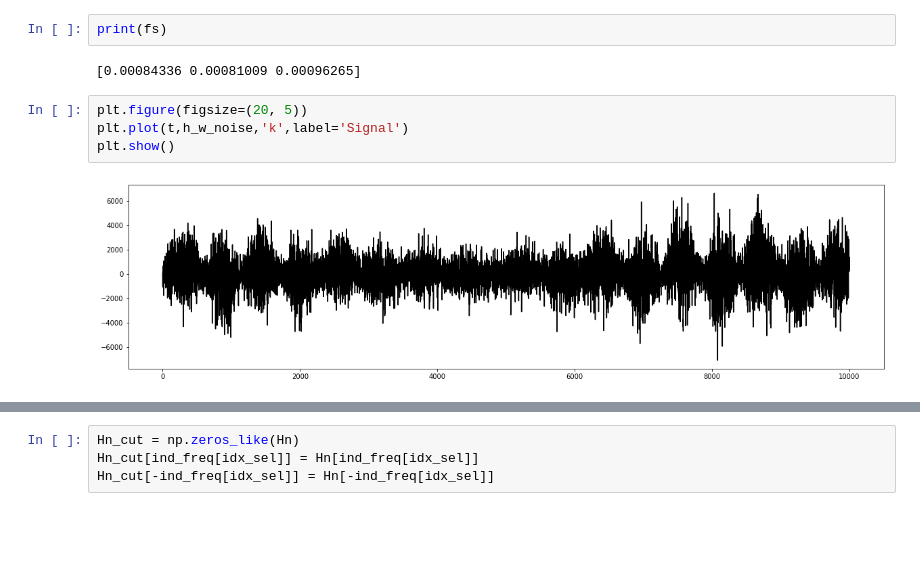
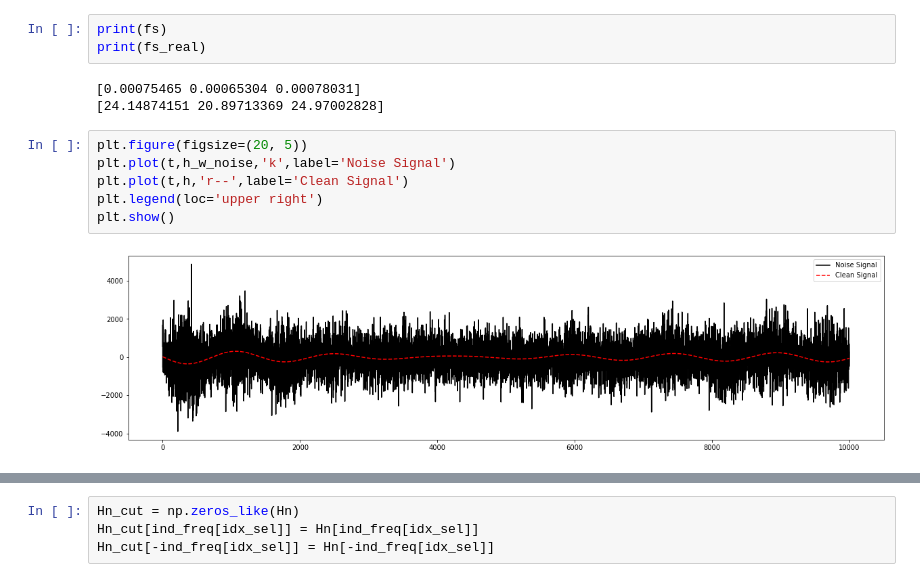
Before and after one commit to Pataweepr/ComEngMath2, a Jupyter notebook: (ComEngMath2)FFT_test.ipynb, the cells around one changed output, grey strips where cells are left out. Saved outputs shown, nothing was run; the diff lists cells and outputs as text; blank space fills up the shorter version.

```diff
--- a/(ComEngMath2)FFT_test.ipynb
+++ b/(ComEngMath2)FFT_test.ipynb
@@ -55,14 +66,18 @@ for i in range(len(fs)):
 h_w_noise = h + np.random.randn(N)*3*h + np.random.randn(N)*700
 # %%
 print(fs)
+print(fs_real)
 # %% [output]
-[0.00084336 0.00081009 0.00096265]
+[0.00075465 0.00065304 0.00078031]
+[24.14874151 20.89713369 24.97002828]
 # %%
 plt.figure(figsize=(20, 5))
-plt.plot(t,h_w_noise,'k',label='Signal')
+plt.plot(t,h_w_noise,'k',label='Noise Signal')
+plt.plot(t,h,'r--',label='Clean Signal')
+plt.legend(loc='upper right')
 plt.show()
 # %% [output]
-[figure, old version]
+[figure, new version]
 # %%
 Hn = np.fft.fft(h_w_noise)
 Hn
```
Also changed, not shown: parts of 49 cells of this notebook.
